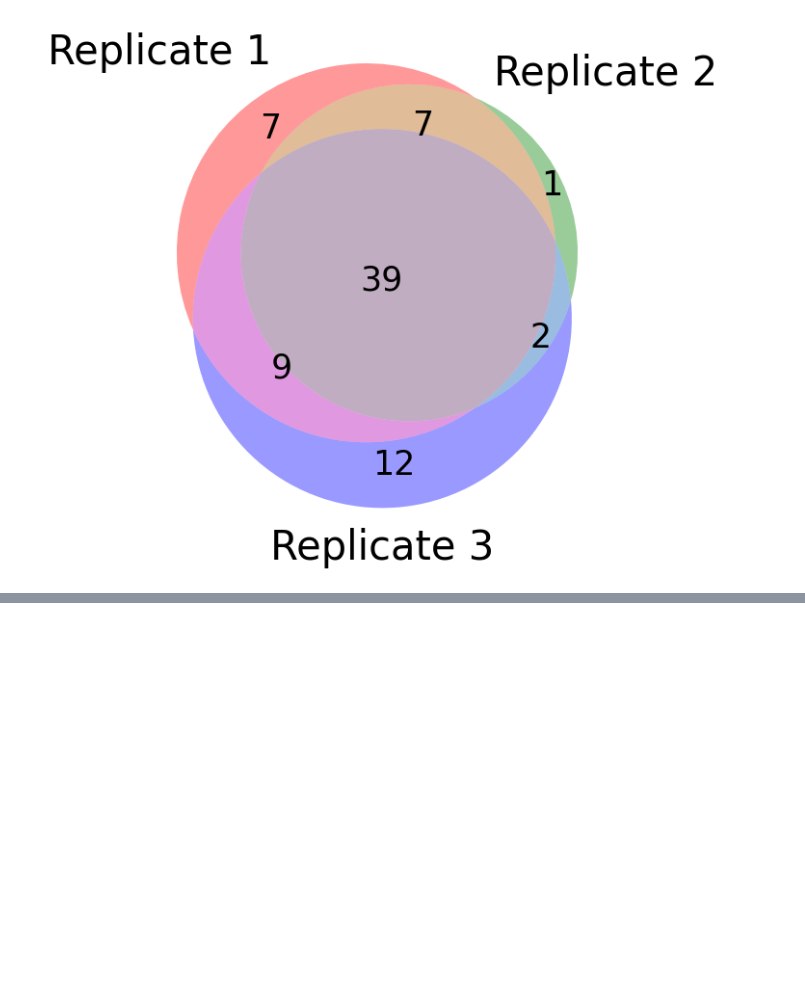
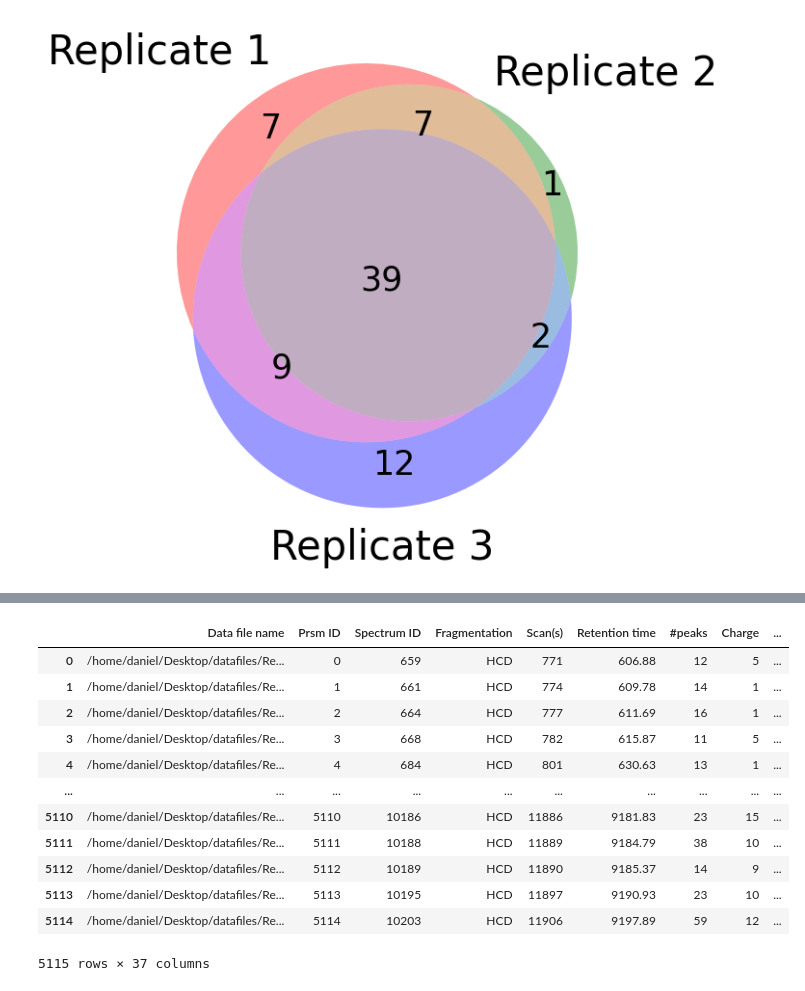
Before and after one commit to todanielwang/TopMPI, a Jupyter notebook: notebook.ipynb, the cells around one changed output, grey strips where cells are left out. Cells and saved outputs as stored; diff of their text form; code cells hidden in the pictures; blank space fills up the shorter version.

```diff
--- a/notebook.ipynb
+++ b/notebook.ipynb
@@ -2166,0 +2343,38 @@ Name: count, dtype: int64
+# %%
+import pandas as pd
+
+r1 = pd.read_csv("vanilla.tsv", sep="\t")
+r2 = pd.read_csv("msdelplex.tsv", sep="\t")
+
+r1["Origin"] = 1
+r2["Origin"] = 2
+
+combined = pd.concat([r1, r2], ignore_index=True)
+
+combined.sort_values(by="E-value")
+
+combined["1"] = combined["Origin"] == 1
+combined["2"] = combined["Origin"] == 2
+
+resultlist = pd.DataFrame(columns=combined.columns).astype(combined.dtypes)
+
+for i, row in combined.iterrows():
+    is_duplicate = False
+    for j, result in resultlist.iterrows():
+        if row['Protein accession'] == result['Protein accession'] and abs(row['Precursor mass'] - result['Precursor mass']) < 1.2:
+            if row["Origin"] == 1:
+                resultlist.loc[j, "1"] = True
+            elif row["Origin"] == 2:
+                resultlist.loc[j, "2"] = True
+            is_duplicate = True
+            break
+
+    if not is_duplicate:
+        resultlist.loc[0 if pd.isnull(resultlist.index.max()) else resultlist.index.max() + 1] = row
+
+# Calculate the sizes for the Venn diagram
+only_set1 = resultlist[(resultlist["1"] == True) & (resultlist["2"] == False)].shape[0]
+only_set2 = resultlist[(resultlist["1"] == False) & (resultlist["2"] == True)].shape[0]
+intersection = resultlist[(resultlist["1"] == True) & (resultlist["2"] == True)].shape[0]
+
+resultlist[(resultlist["1"] == True) & (resultlist["2"] == False)].to_csv("missingproteoforms.tsv", sep="\t")
@@ -2166,0 +2472,16 @@ Name: count, dtype: int64
+# %%
+output1
+# %% [output]
+|  | Data file name | Prsm ID | Spectrum ID | Fragmentation | Scan(s) | Retention time | #peaks | Charge | ... |
+| 0 | /home/daniel/Desktop/datafiles/Re... | 0 | 659 | HCD | 771 | 606.88 | 12 | 5 | ... |
+| 1 | /home/daniel/Desktop/datafiles/Re... | 1 | 661 | HCD | 774 | 609.78 | 14 | 1 | ... |
+| 2 | /home/daniel/Desktop/datafiles/Re... | 2 | 664 | HCD | 777 | 611.69 | 16 | 1 | ... |
+| 3 | /home/daniel/Desktop/datafiles/Re... | 3 | 668 | HCD | 782 | 615.87 | 11 | 5 | ... |
+| 4 | /home/daniel/Desktop/datafiles/Re... | 4 | 684 | HCD | 801 | 630.63 | 13 | 1 | ... |
+| ... | ... | ... | ... | ... | ... | ... | ... | ... | ... |
+| 5110 | /home/daniel/Desktop/datafiles/Re... | 5110 | 10186 | HCD | 11886 | 9181.83 | 23 | 15 | ... |
+| 5111 | /home/daniel/Desktop/datafiles/Re... | 5111 | 10188 | HCD | 11889 | 9184.79 | 38 | 10 | ... |
+| 5112 | /home/daniel/Desktop/datafiles/Re... | 5112 | 10189 | HCD | 11890 | 9185.37 | 14 | 9 | ... |
+| 5113 | /home/daniel/Desktop/datafiles/Re... | 5113 | 10195 | HCD | 11897 | 9190.93 | 23 | 10 | ... |
+| 5114 | /home/daniel/Desktop/datafiles/Re... | 5114 | 10203 | HCD | 11906 | 9197.89 | 59 | 12 | ... |
+5115 rows × 37 columns
```
Also changed, not shown: parts of 15 cells of this notebook, 18 other files.
